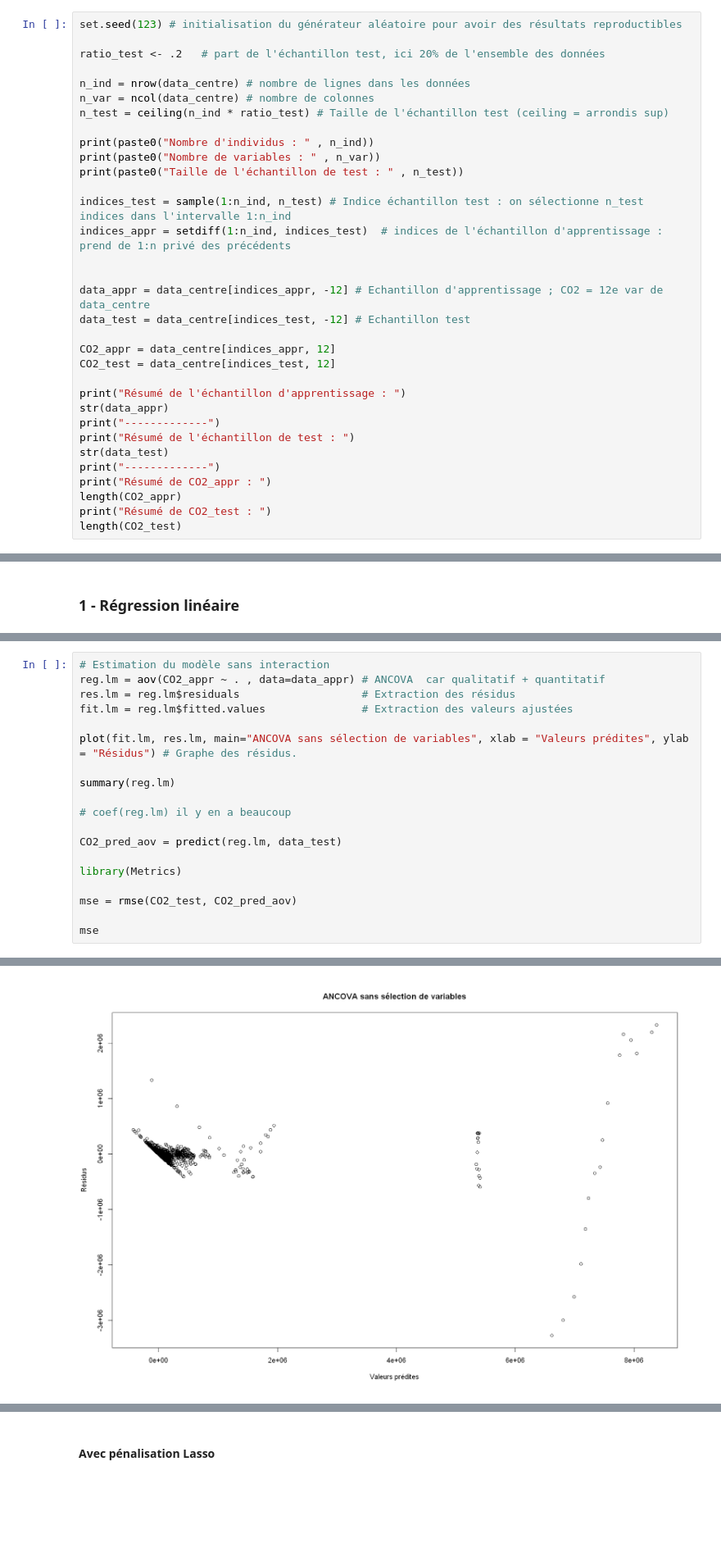
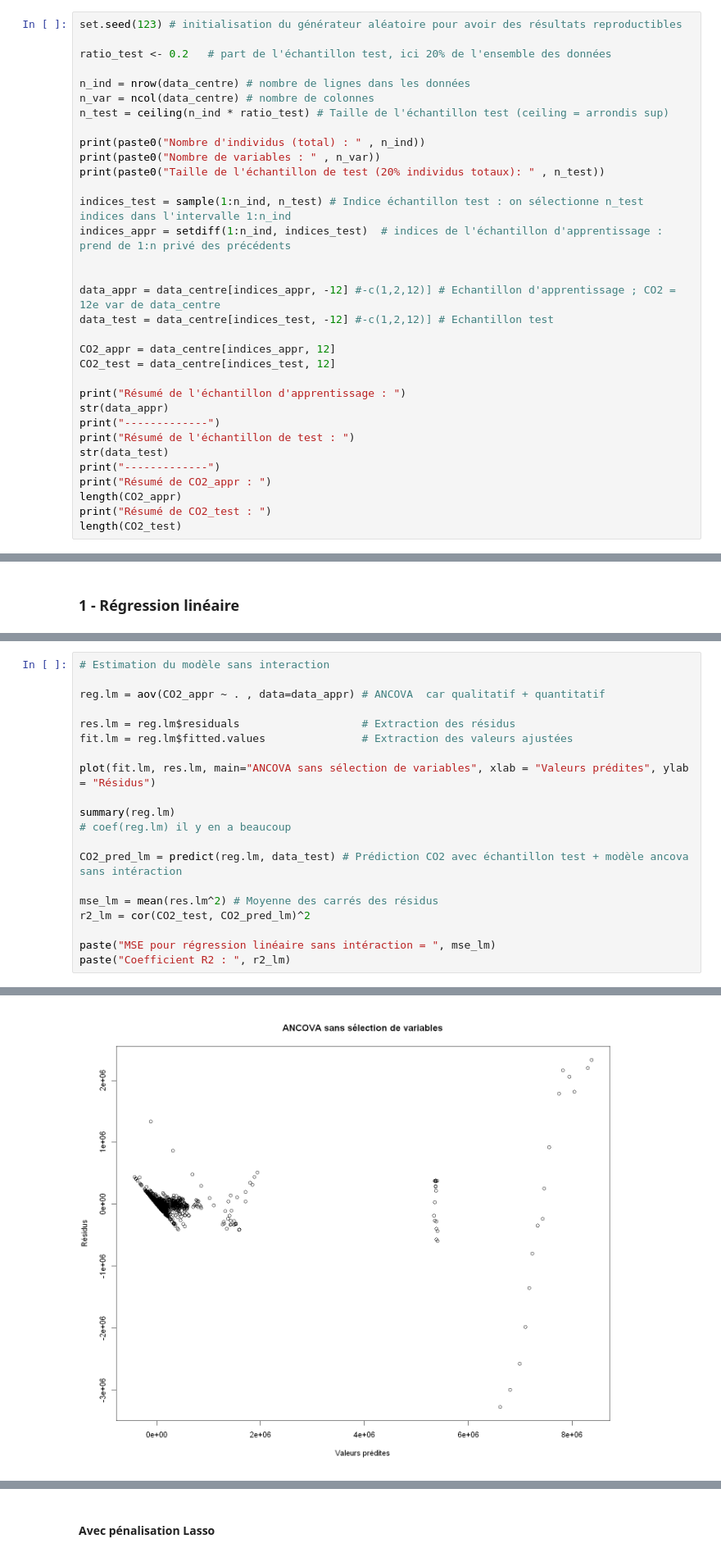
Before and after one commit to PaolaDeTruchis/MachineLearning, a Jupyter notebook: Projet_ML_R.ipynb, the cells around one changed output, grey strips where cells are left out. Shown at 82% size. Saved outputs shown, nothing was run; the diff lists cells and outputs as text; blank space fills up the shorter version.

Commit message:
ML, ML intéractions ordre 2, Lasso, Ridge

```diff
--- a/Projet_ML_R.ipynb
+++ b/Projet_ML_R.ipynb
@@ -670,22 +575,22 @@ gplot.res <- function(x, y, titre = "titre"){
 # %%
 set.seed(123) # initialisation du générateur aléatoire pour avoir des résultats reproductibles
 
-ratio_test <- .2   # part de l'échantillon test, ici 20% de l'ensemble des données
+ratio_test <- 0.2   # part de l'échantillon test, ici 20% de l'ensemble des données
 
 n_ind = nrow(data_centre) # nombre de lignes dans les données
 n_var = ncol(data_centre) # nombre de colonnes
 n_test = ceiling(n_ind * ratio_test) # Taille de l'échantillon test (ceiling = arrondis sup)
 
-print(paste0("Nombre d'individus : " , n_ind))
+print(paste0("Nombre d'individus (total) : " , n_ind))
 print(paste0("Nombre de variables : " , n_var))
-print(paste0("Taille de l'échantillon de test : " , n_test))
+print(paste0("Taille de l'échantillon de test (20% individus totaux): " , n_test))
 
 indices_test = sample(1:n_ind, n_test) # Indice échantillon test : on sélectionne n_test indices dans l'intervalle 1:n_ind
 indices_appr = setdiff(1:n_ind, indices_test)  # indices de l'échantillon d'apprentissage : prend de 1:n privé des précédents
 
 
-data_appr = data_centre[indices_appr, -12] # Echantillon d'apprentissage ; CO2 = 12e var de data_centre
-data_test = data_centre[indices_test, -12] # Echantillon test
+data_appr = data_centre[indices_appr, -12] #-c(1,2,12)] # Echantillon d'apprentissage ; CO2 = 12e var de data_centre
+data_test = data_centre[indices_test, -12] #-c(1,2,12)] # Echantillon test
 
 CO2_appr = data_centre[indices_appr, 12]
 CO2_test = data_centre[indices_test, 12]
@@ -730,22 +637,23 @@ length(CO2_test)
 # %%
 # Estimation du modèle sans interaction
+
 reg.lm = aov(CO2_appr ~ . , data=data_appr) # ANCOVA  car qualitatif + quantitatif
+
 res.lm = reg.lm$residuals                   # Extraction des résidus
 fit.lm = reg.lm$fitted.values               # Extraction des valeurs ajustées
 
-plot(fit.lm, res.lm, main="ANCOVA sans sélection de variables", xlab = "Valeurs prédites", ylab = "Résidus") # Graphe des résidus.
+plot(fit.lm, res.lm, main="ANCOVA sans sélection de variables", xlab = "Valeurs prédites", ylab = "Résidus")
 
 summary(reg.lm)
-
 # coef(reg.lm) il y en a beaucoup
 
-CO2_pred_aov = predict(reg.lm, data_test)
+CO2_pred_lm = predict(reg.lm, data_test) # Prédiction CO2 avec échantillon test + modèle ancova sans intéraction
 
-library(Metrics)
+mse_lm = mean(res.lm^2) # Moyenne des carrés des résidus
+r2_lm = cor(CO2_test, CO2_pred_lm)^2
 
-mse = rmse(CO2_test, CO2_pred_aov)
-
-mse
+paste("MSE pour régression linéaire sans intéraction = ", mse_lm)
+paste("Coefficient R2 : ", r2_lm)
 # %% [output]
                            Df    Sum Sq   Mean Sq F value   Pr(>F)
 Entity                    147 1.399e+15 9.520e+12 256.766  < 2e-16 ***
@@ -768,2 +677,2 @@ Signif. codes:  0 '***' 0.001 '**' 0.01 '*' 0.05 '.' 0.1 ' ' 1
-[figure, old version]
+[figure, new version]
 # %% [markdown]
```
Also changed, not shown: parts of 30 cells of this notebook.
